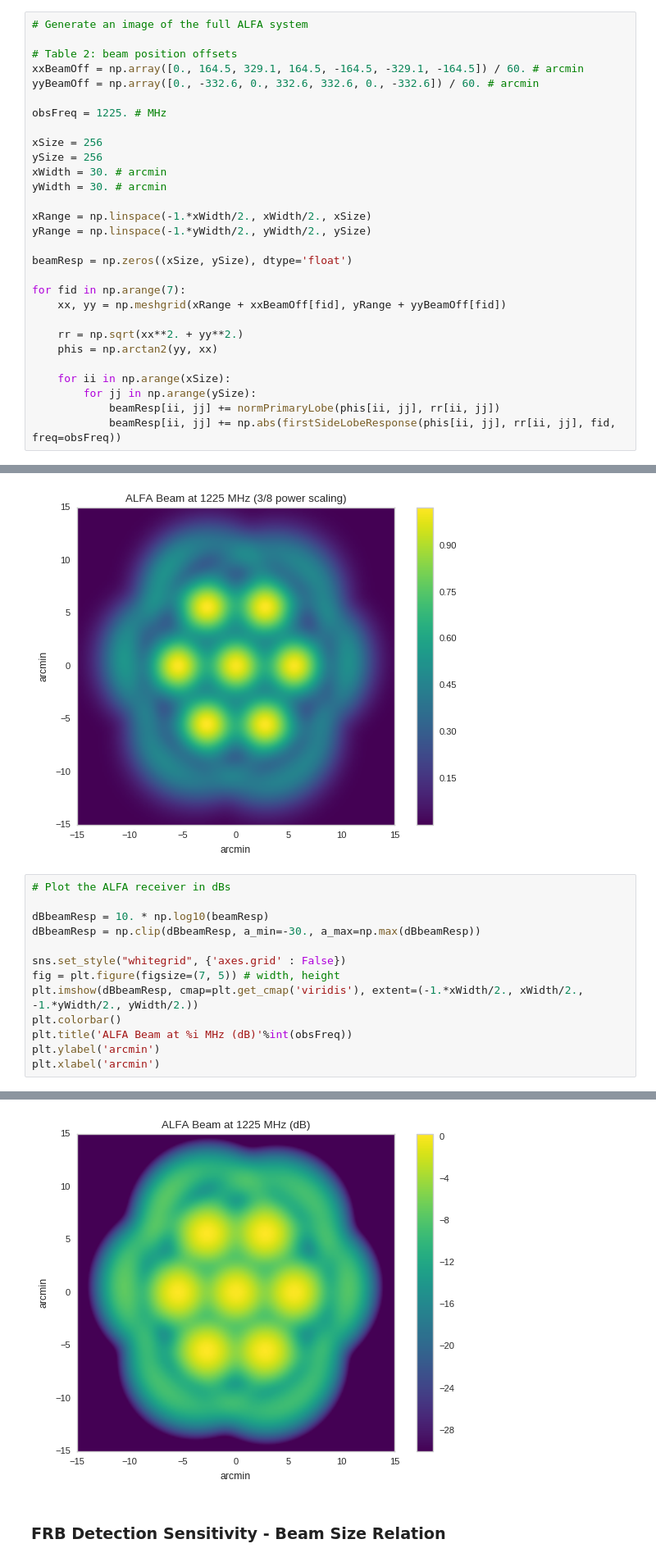
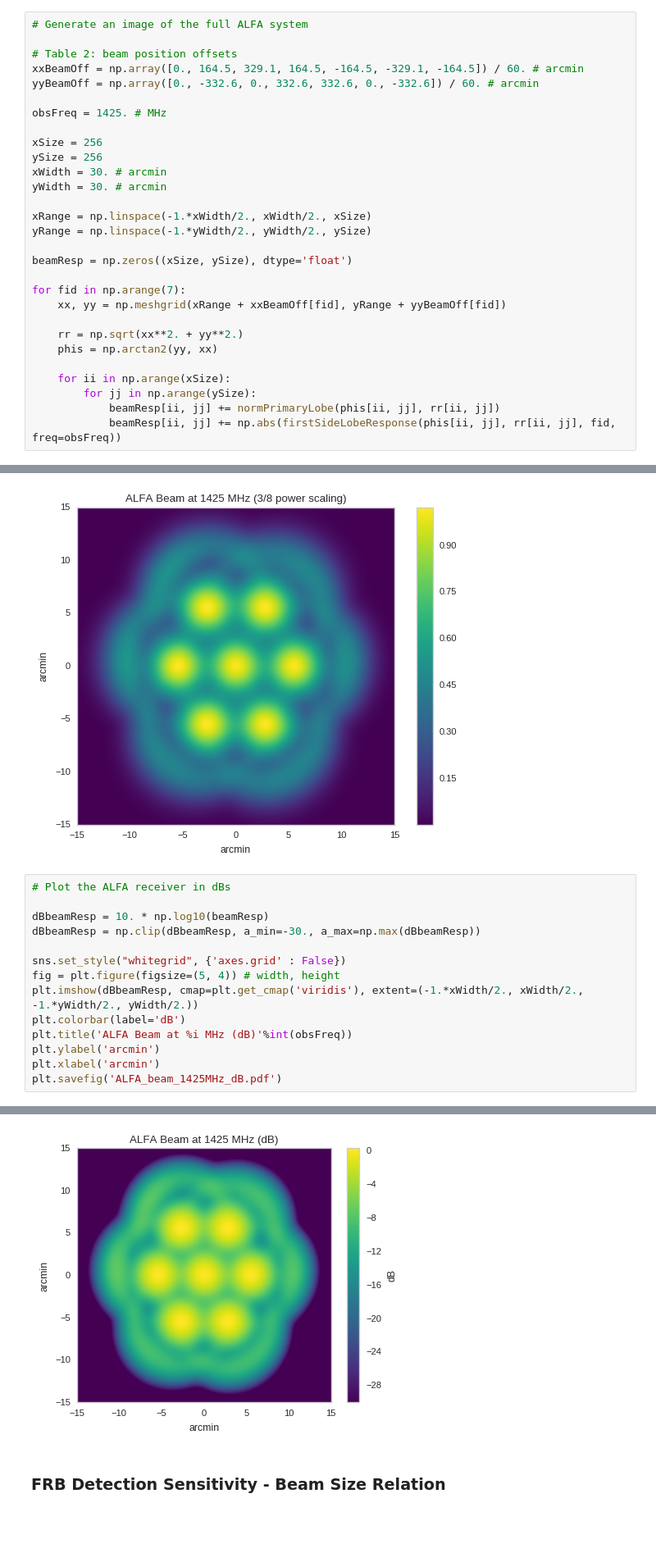
Before and after one commit to griffinfoster/alfaburst-initial-survey, a Jupyter notebook: notebooks/ALFA_Beam_Response.ipynb, the cells around one changed output, grey strips where cells are left out. Shown: that part at 82% size. Drawn from its saved outputs; the diff is of its cells as text; blank space fills up the shorter version.

Commit message:
updated ALFA beam model notebook

```diff
--- a/notebooks/ALFA_Beam_Response.ipynb
+++ b/notebooks/ALFA_Beam_Response.ipynb
@@ -224,7 +224,7 @@ plt.xlabel('arcmin')
 xxBeamOff = np.array([0., 164.5, 329.1, 164.5, -164.5, -329.1, -164.5]) / 60. # arcmin
 yyBeamOff = np.array([0., -332.6, 0., 332.6, 332.6, 0., -332.6]) / 60. # arcmin
 
-obsFreq = 1225. # MHz
+obsFreq = 1425. # MHz
 
 xSize = 256
 ySize = 256
@@ -267,10 +267,11 @@ dBbeamResp = 10. * np.log10(beamResp)
 dBbeamResp = np.clip(dBbeamResp, a_min=-30., a_max=np.max(dBbeamResp))
 
 sns.set_style("whitegrid", {'axes.grid' : False})
-fig = plt.figure(figsize=(7, 5)) # width, height
+fig = plt.figure(figsize=(5, 4)) # width, height
 plt.imshow(dBbeamResp, cmap=plt.get_cmap('viridis'), extent=(-1.*xWidth/2., xWidth/2., -1.*yWidth/2., yWidth/2.))
-plt.colorbar()
+plt.colorbar(label='dB')
 plt.title('ALFA Beam at %i MHz (dB)'%int(obsFreq))
 plt.ylabel('arcmin')
 plt.xlabel('arcmin')
+plt.savefig('ALFA_beam_1425MHz_dB.pdf')
 # %% [output]
@@ -278,4 +278,4 @@ plt.xlabel('arcmin')
-[figure, old version]
+[figure, new version]
 # %% [markdown]
 ### FRB Detection Sensitivity - Beam Size Relation
 # %% [markdown]
```
Also changed, not shown: parts of 5 cells of this notebook.
